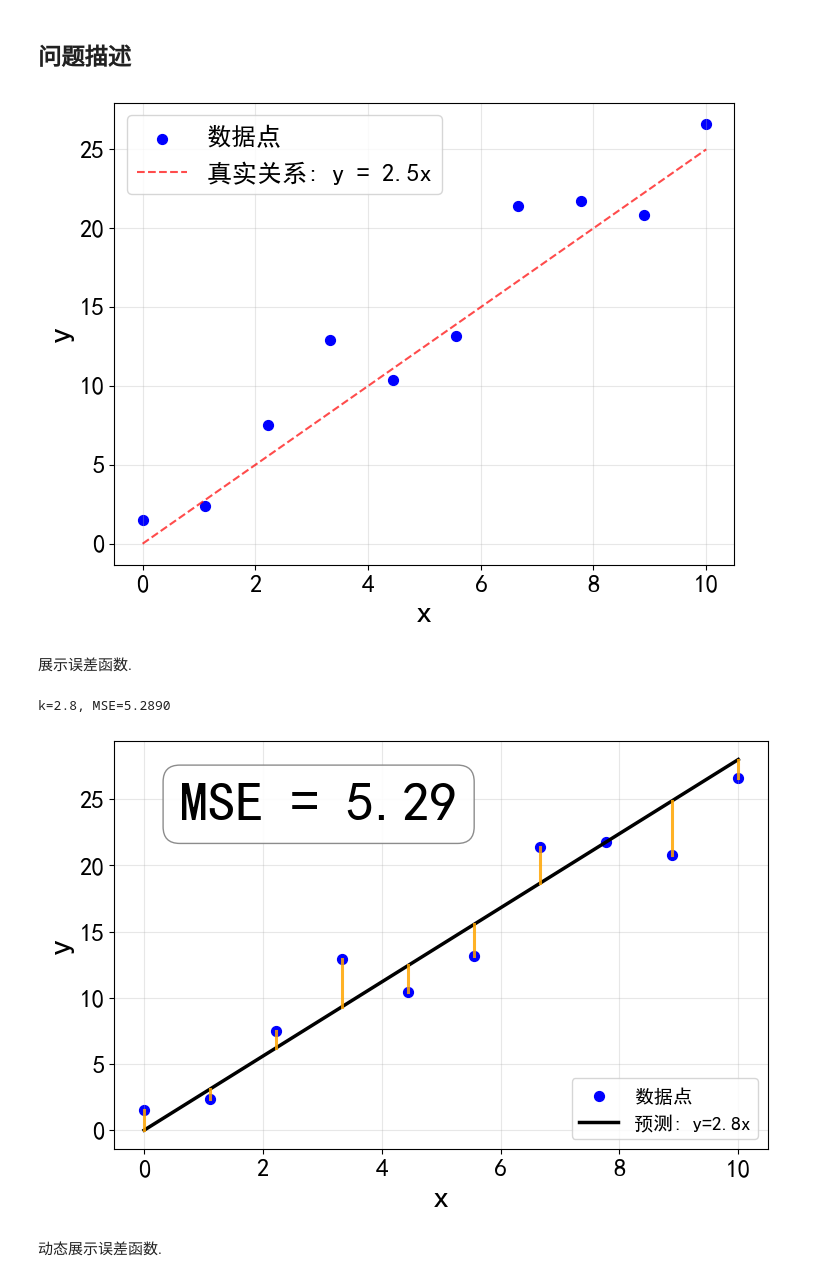
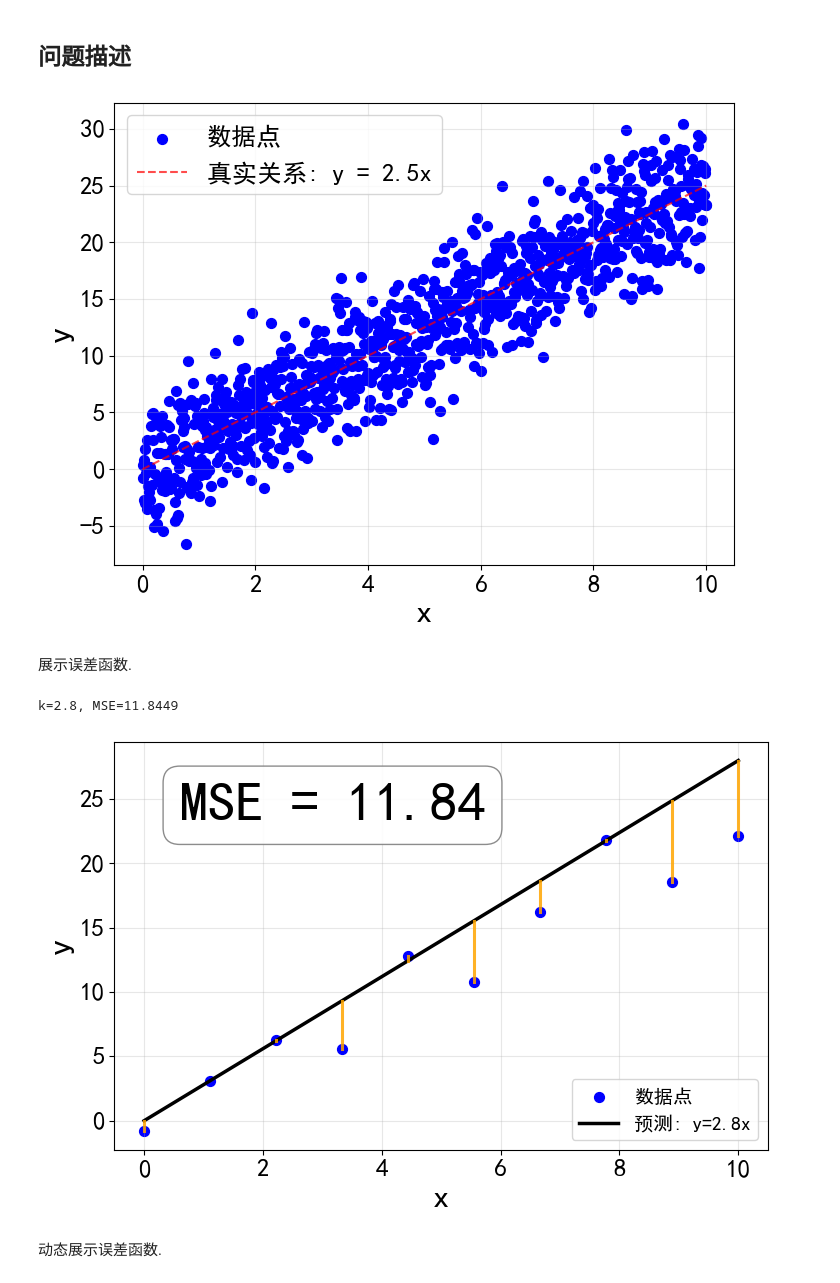
Before and after one commit to hydrays/hydrays.github.io, a Jupyter notebook: Support1/chapter2/gradient_descent.ipynb, the cells around one changed output. Cells and saved outputs as stored; diff of their text form; code cells hidden in the pictures.

```diff
--- a/Support1/chapter2/gradient_descent.ipynb
+++ b/Support1/chapter2/gradient_descent.ipynb
@@ -11,38 +11,38 @@ plt.rcParams['font.sans-serif'] = ['SimHei']
 plt.rcParams['axes.unicode_minus'] = False
 
 # 设置随机种子以便结果可重现
-np.random.seed(42)
+np.random.seed(41)
 
 # 生成10个数据点
 k_true = 2.5  # 真实的正比例系数
-num_points = 10
+num_points = 1000
 
 # 生成x值 (0到10之间均匀分布)
 x = np.linspace(0, 10, num_points)
 
 # 生成y值: y = k*x + 噪声
 noise = np.random.normal(0, 3, num_points)  # 均值为0，标准差为1的噪声
 y = k_true * x + noise
 
 # 可视化数据点
 plt.figure(figsize=(8, 6))
 plt.scatter(x, y, color='blue', label='数据点', s=50)
 plt.plot(x, k_true * x, 'r--', label=f'真实关系: y = {k_true}x', alpha=0.7)
 plt.xlabel('x', fontsize=24)
 plt.ylabel('y', fontsize=24)
 # 去掉标题
 # plt.title('正比例关系数据点')
 plt.legend(fontsize=18)
 plt.xticks(fontsize=18)
 plt.yticks(fontsize=18)
 plt.grid(False, alpha=0.3)
 #plt.savefig('../../media/img/chpt2_gd_data_points.png', dpi=200)
 plt.show()
 
 # 可选：将数据保存到文件
 data = np.column_stack((x, y))
 # %% [output]
-[figure, old version]
+[figure, new version]
 # %% [markdown]
 展示误差函数.
 # %%
@@ -79,8 +79,8 @@ plt.tight_layout()
 #plt.savefig('../../media/img/chpt2_gd_lossfun.png', dpi=200)
 plt.show()
 # %% [output]
-k=2.8, MSE=5.2890
+k=2.8, MSE=11.8449
-[figure, old version]
+[figure, new version]
 # %% [markdown]
 动态展示误差函数.
 # %%
```
Also changed, not shown: parts of 1 cell of this notebook, 10 other files.
